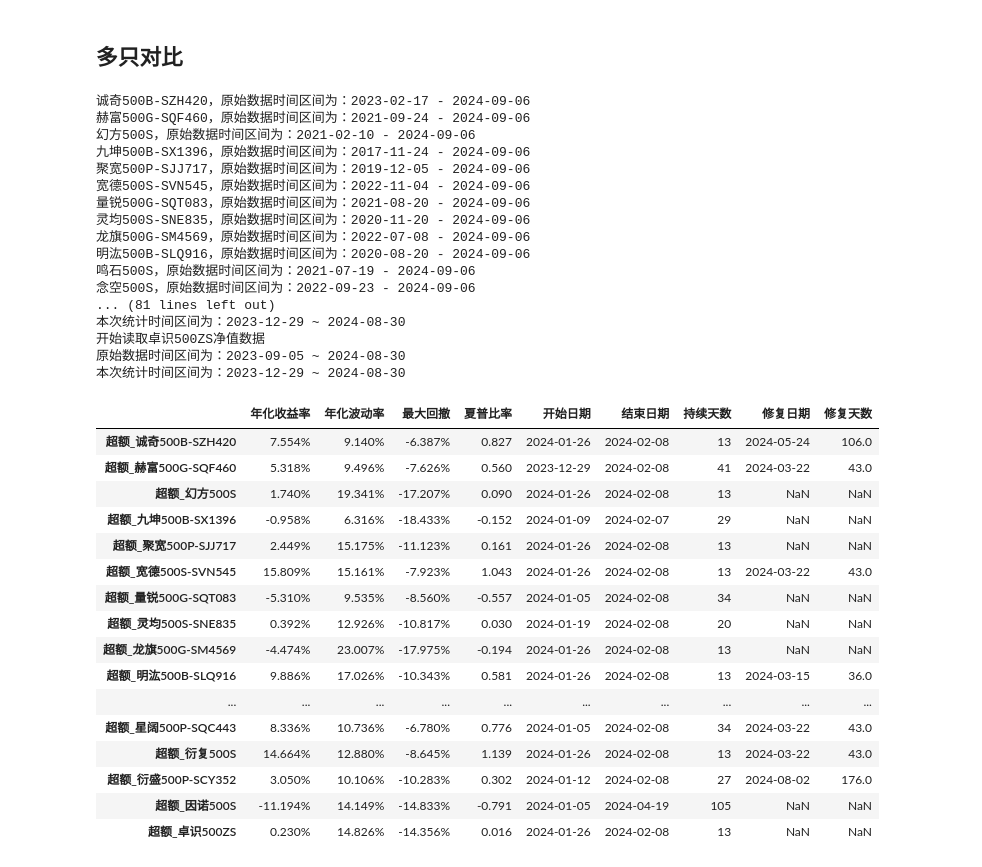
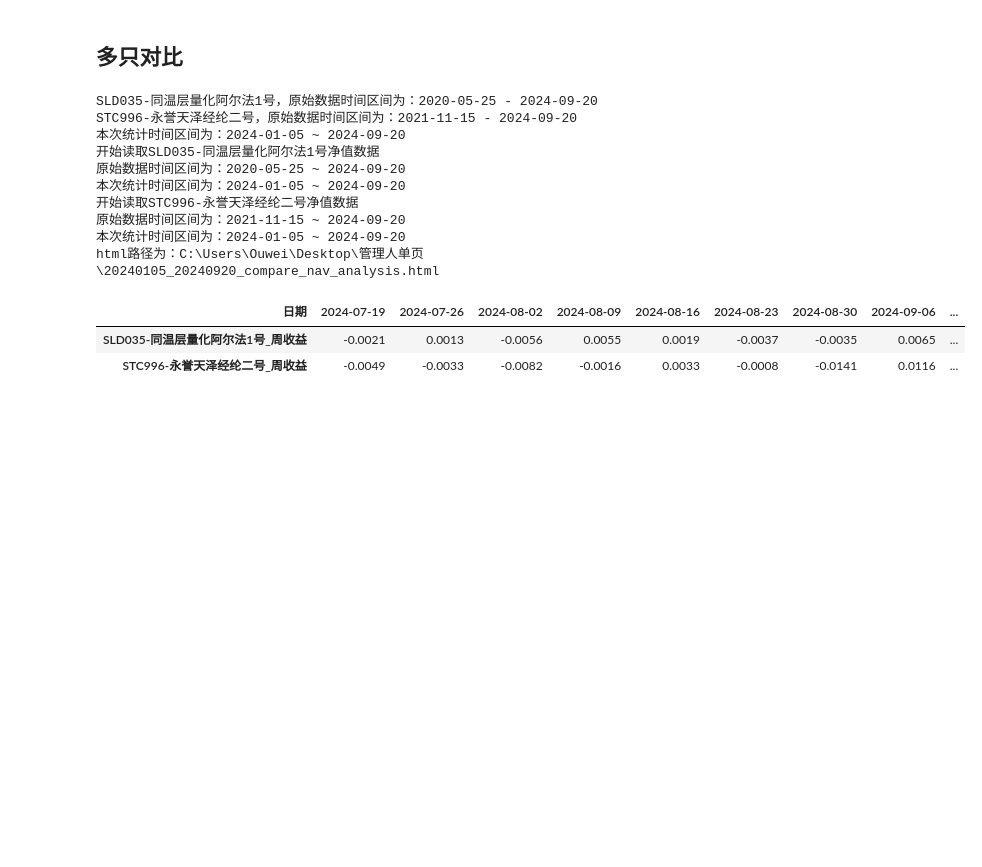
Before and after one commit to Euclid-Jie/nav_analysis, a Jupyter notebook: nav_analysis.ipynb, the cells around one changed output. Cells and saved outputs as stored; diff of their text form; code cells hidden in the pictures; blank space fills up the shorter version.

```diff
--- a/nav_analysis.ipynb
+++ b/nav_analysis.ipynb
@@ -193,54 +203,32 @@ import numpy as np
 
 nav_analysis_config = NavAnalysisConfig(
     bench_data_path=Path(r"C:\Euclid_Jie\barra\src\nav_analysis\index_data.csv"),
-    # nav_data_path=[
-    #     Path(r"C:\Users\Ouwei\Desktop\nav_data\SGB773_麦迪生利锐联中性对冲1号.xlsx"),
-    #     Path(
-    #         r"C:/Users/Ouwei/Desktop/nav_data/净值0814/市场中性/天算中性B-SXU256.xlsx"
-    #     ),
-    # ],
-    begin_date=np.datetime64("2023-12-29"),
+    nav_data_path=[
+        Path(r"C:\Users\Ouwei\Desktop\管理人单页\SLD035-同温层量化阿尔法1号.xlsx"),
+        Path(r"C:\Users\Ouwei\Desktop\管理人单页\STC996-永誉天泽经纶二号.xlsx"),
+    ],
+    begin_date=np.datetime64("2023-12-31"),
+    # end_date=np.datetime64("2024-06-07"),
     open_html=False,
-    benchmark="SHSE.000905",
+    # benchmark="SHSE.000852",
 )
 demo = CompareNavAnalysis(nav_analysis_config)
 demo.anlysis()
-# demo.export_html()
+demo.export_html(save=True)
 # %% [output]
-诚奇500B-SZH420，原始数据时间区间为：2023-02-17 - 2024-09-06
-赫富500G-SQF460，原始数据时间区间为：2021-09-24 - 2024-09-06
-幻方500S，原始数据时间区间为：2021-02-10 - 2024-09-06
-九坤500B-SX1396，原始数据时间区间为：2017-11-24 - 2024-09-06
-聚宽500P-SJJ717，原始数据时间区间为：2019-12-05 - 2024-09-06
-宽德500S-SVN545，原始数据时间区间为：2022-11-04 - 2024-09-06
-量锐500G-SQT083，原始数据时间区间为：2021-08-20 - 2024-09-06
-灵均500S-SNE835，原始数据时间区间为：2020-11-20 - 2024-09-06
-龙旗500G-SM4569，原始数据时间区间为：2022-07-08 - 2024-09-06
-明汯500B-SLQ916，原始数据时间区间为：2020-08-20 - 2024-09-06
-鸣石500S，原始数据时间区间为：2021-07-19 - 2024-09-06
-念空500S，原始数据时间区间为：2022-09-23 - 2024-09-06
-... (81 lines left out)
-本次统计时间区间为：2023-12-29 ~ 2024-08-30
-开始读取卓识500ZS净值数据
-原始数据时间区间为：2023-09-05 ~ 2024-08-30
-本次统计时间区间为：2023-12-29 ~ 2024-08-30
+SLD035-同温层量化阿尔法1号，原始数据时间区间为：2020-05-25 - 2024-09-20
+STC996-永誉天泽经纶二号，原始数据时间区间为：2021-11-15 - 2024-09-20
+本次统计时间区间为：2024-01-05 ~ 2024-09-20
+开始读取SLD035-同温层量化阿尔法1号净值数据
+原始数据时间区间为：2020-05-25 ~ 2024-09-20
+本次统计时间区间为：2024-01-05 ~ 2024-09-20
+开始读取STC996-永誉天泽经纶二号净值数据
+原始数据时间区间为：2021-11-15 ~ 2024-09-20
+本次统计时间区间为：2024-01-05 ~ 2024-09-20
+html路径为：C:\Users\Ouwei\Desktop\管理人单页\20240105_20240920_compare_nav_analysis.html
 # %%
-demo.metrics_table
+demo.weekly_rtn_df
 # %% [output]
-|  | 年化收益率 | 年化波动率 | 最大回撤 | 夏普比率 | 开始日期 | 结束日期 | 持续天数 | 修复日期 | 修复天数 |
-| 超额_诚奇500B-SZH420 | 7.554% | 9.140% | -6.387% | 0.827 | 2024-01-26 | 2024-02-08 | 13 | 2024-05-24 | 106.0 |
-| 超额_赫富500G-SQF460 | 5.318% | 9.496% | -7.626% | 0.560 | 2023-12-29 | 2024-02-08 | 41 | 2024-03-22 | 43.0 |
-| 超额_幻方500S | 1.740% | 19.341% | -17.207% | 0.090 | 2024-01-26 | 2024-02-08 | 13 | NaN | NaN |
-| 超额_九坤500B-SX1396 | -0.958% | 6.316% | -18.433% | -0.152 | 2024-01-09 | 2024-02-07 | 29 | NaN | NaN |
-| 超额_聚宽500P-SJJ717 | 2.449% | 15.175% | -11.123% | 0.161 | 2024-01-26 | 2024-02-08 | 13 | NaN | NaN |
-| 超额_宽德500S-SVN545 | 15.809% | 15.161% | -7.923% | 1.043 | 2024-01-26 | 2024-02-08 | 13 | 2024-03-22 | 43.0 |
-| 超额_量锐500G-SQT083 | -5.310% | 9.535% | -8.560% | -0.557 | 2024-01-05 | 2024-02-08 | 34 | NaN | NaN |
-| 超额_灵均500S-SNE835 | 0.392% | 12.926% | -10.817% | 0.030 | 2024-01-19 | 2024-02-08 | 20 | NaN | NaN |
-| 超额_龙旗500G-SM4569 | -4.474% | 23.007% | -17.975% | -0.194 | 2024-01-26 | 2024-02-08 | 13 | NaN | NaN |
-| 超额_明汯500B-SLQ916 | 9.886% | 17.026% | -10.343% | 0.581 | 2024-01-26 | 2024-02-08 | 13 | 2024-03-15 | 36.0 |
-| ... | ... | ... | ... | ... | ... | ... | ... | ... | ... |
-| 超额_星阔500P-SQC443 | 8.336% | 10.736% | -6.780% | 0.776 | 2024-01-05 | 2024-02-08 | 34 | 2024-03-22 | 43.0 |
-| 超额_衍复500S | 14.664% | 12.880% | -8.645% | 1.139 | 2024-01-26 | 2024-02-08 | 13 | 2024-03-22 | 43.0 |
-| 超额_衍盛500P-SCY352 | 3.050% | 10.106% | -10.283% | 0.302 | 2024-01-12 | 2024-02-08 | 27 | 2024-08-02 | 176.0 |
-| 超额_因诺500S | -11.194% | 14.149% | -14.833% | -0.791 | 2024-01-05 | 2024-04-19 | 105 | NaN | NaN |
-| 超额_卓识500ZS | 0.230% | 14.826% | -14.356% | 0.016 | 2024-01-26 | 2024-02-08 | 13 | NaN | NaN |
+| 日期 | 2024-07-19 | 2024-07-26 | 2024-08-02 | 2024-08-09 | 2024-08-16 | 2024-08-23 | 2024-08-30 | 2024-09-06 | ... |
+| SLD035-同温层量化阿尔法1号_周收益 | -0.0021 | 0.0013 | -0.0056 | 0.0055 | 0.0019 | -0.0037 | -0.0035 | 0.0065 | ... |
+| STC996-永誉天泽经纶二号_周收益 | -0.0049 | -0.0033 | -0.0082 | -0.0016 | 0.0033 | -0.0008 | -0.0141 | 0.0116 | ... |
```
Also changed, not shown: parts of 7 cells of this notebook.
